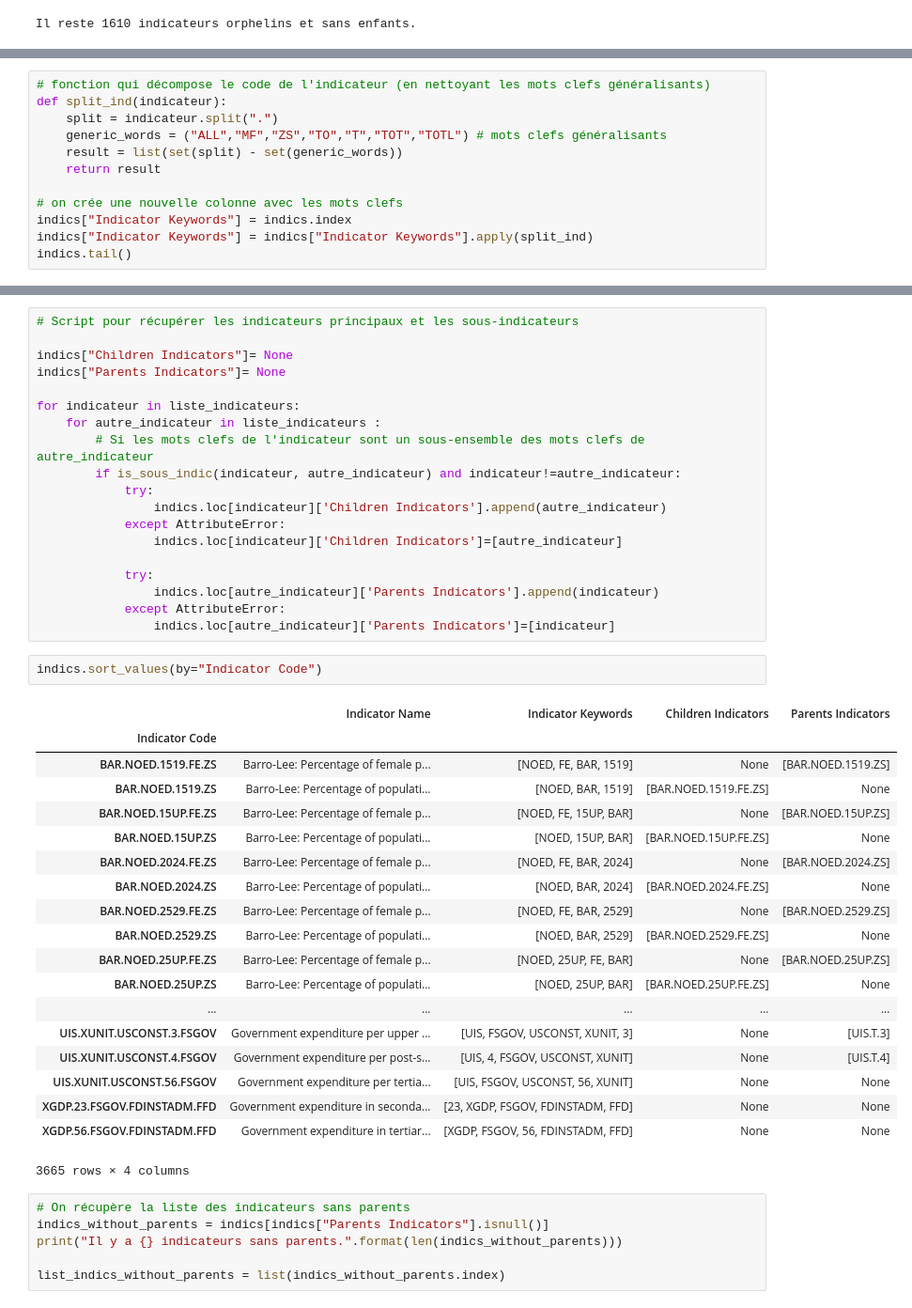
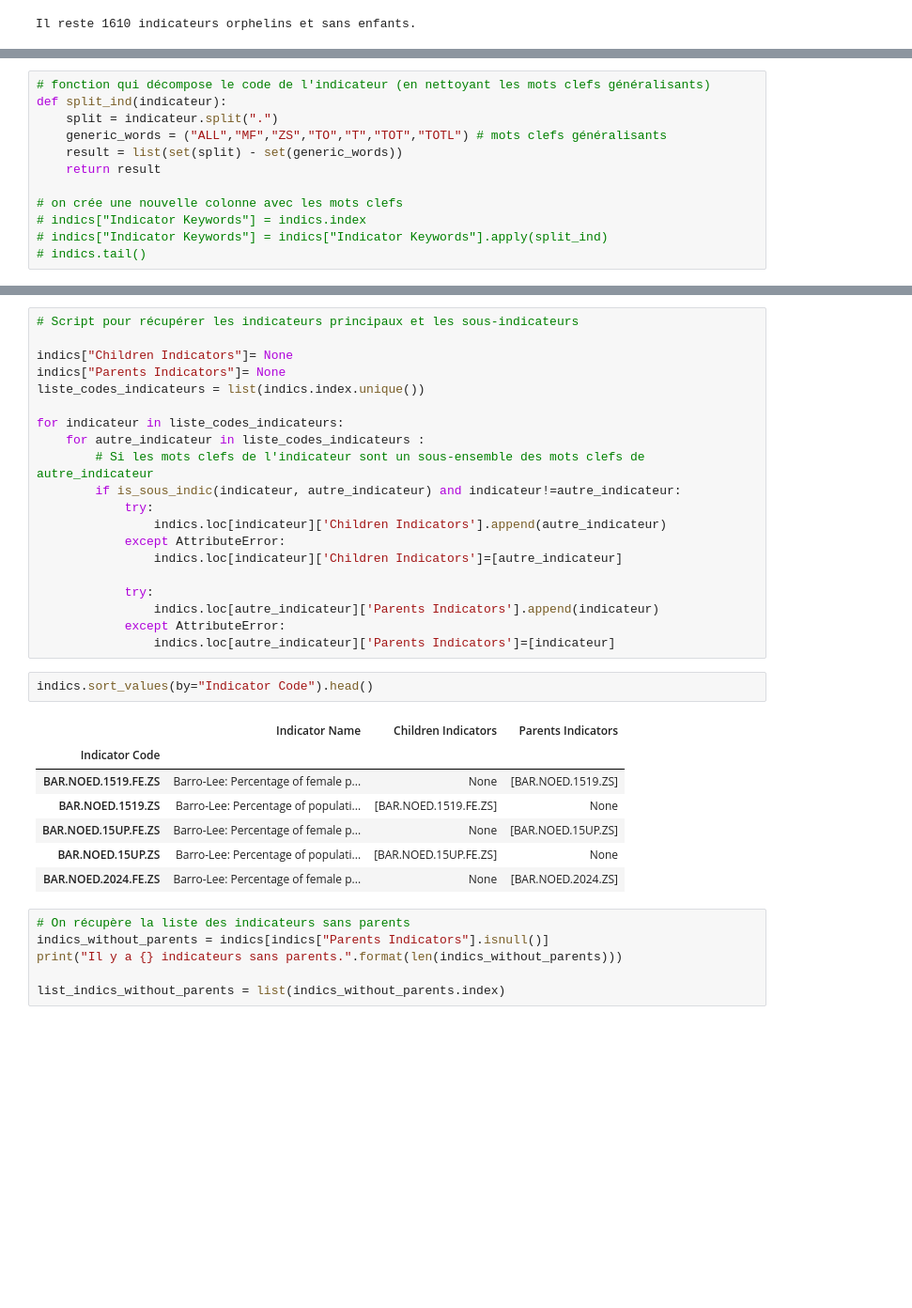
Before and after one commit to bayethiernodiop/Parcours-Data-Scientist, a Jupyter notebook: projet2/projet2.ipynb, the cells around one changed output, grey strips where cells are left out. Shown at 94% size. Cells and saved outputs as stored; diff of their text form; blank space fills up the shorter version.

```diff
--- a/projet2/projet2.ipynb
+++ b/projet2/projet2.ipynb
@@ -644,6 +606,6 @@ def split_ind(indicateur):
     return result
 
 # on crée une nouvelle colonne avec les mots clefs
-indics["Indicator Keywords"] = indics.index
-indics["Indicator Keywords"] = indics["Indicator Keywords"].apply(split_ind)
-indics.tail()
+# indics["Indicator Keywords"] = indics.index
+# indics["Indicator Keywords"] = indics["Indicator Keywords"].apply(split_ind)
+# indics.tail()
@@ -660,9 +614,10 @@ indics.tail()
 
 indics["Children Indicators"]= None
 indics["Parents Indicators"]= None
+liste_codes_indicateurs = list(indics.index.unique())
 
-for indicateur in liste_indicateurs:
-    for autre_indicateur in liste_indicateurs :
+for indicateur in liste_codes_indicateurs:
+    for autre_indicateur in liste_codes_indicateurs :
         # Si les mots clefs de l'indicateur sont un sous-ensemble des mots clefs de autre_indicateur
         if is_sous_indic(indicateur, autre_indicateur) and indicateur!=autre_indicateur:
             try:
@@ -675,27 +630,15 @@ for indicateur in liste_indicateurs:
             except AttributeError:
                 indics.loc[autre_indicateur]['Parents Indicators']=[indicateur]
 # %%
-indics.sort_values(by="Indicator Code")
+indics.sort_values(by="Indicator Code").head()
 # %% [output]
-|  | Indicator Name | Indicator Keywords | Children Indicators | Parents Indicators |
-| Indicator Code |  |  |  |  |
-| BAR.NOED.1519.FE.ZS | Barro-Lee: Percentage of female p... | [NOED, FE, BAR, 1519] | None | [BAR.NOED.1519.ZS] |
-| BAR.NOED.1519.ZS | Barro-Lee: Percentage of populati... | [NOED, BAR, 1519] | [BAR.NOED.1519.FE.ZS] | None |
-| BAR.NOED.15UP.FE.ZS | Barro-Lee: Percentage of female p... | [NOED, FE, 15UP, BAR] | None | [BAR.NOED.15UP.ZS] |
-| BAR.NOED.15UP.ZS | Barro-Lee: Percentage of populati... | [NOED, 15UP, BAR] | [BAR.NOED.15UP.FE.ZS] | None |
-| BAR.NOED.2024.FE.ZS | Barro-Lee: Percentage of female p... | [NOED, FE, BAR, 2024] | None | [BAR.NOED.2024.ZS] |
-| BAR.NOED.2024.ZS | Barro-Lee: Percentage of populati... | [NOED, BAR, 2024] | [BAR.NOED.2024.FE.ZS] | None |
-| BAR.NOED.2529.FE.ZS | Barro-Lee: Percentage of female p... | [NOED, FE, BAR, 2529] | None | [BAR.NOED.2529.ZS] |
-| BAR.NOED.2529.ZS | Barro-Lee: Percentage of populati... | [NOED, BAR, 2529] | [BAR.NOED.2529.FE.ZS] | None |
-| BAR.NOED.25UP.FE.ZS | Barro-Lee: Percentage of female p... | [NOED, 25UP, FE, BAR] | None | [BAR.NOED.25UP.ZS] |
-| BAR.NOED.25UP.ZS | Barro-Lee: Percentage of populati... | [NOED, 25UP, BAR] | [BAR.NOED.25UP.FE.ZS] | None |
-| ... | ... | ... | ... | ... |
-| UIS.XUNIT.USCONST.3.FSGOV | Government expenditure per upper ... | [UIS, FSGOV, USCONST, XUNIT, 3] | None | [UIS.T.3] |
-| UIS.XUNIT.USCONST.4.FSGOV | Government expenditure per post-s... | [UIS, 4, FSGOV, USCONST, XUNIT] | None | [UIS.T.4] |
-| UIS.XUNIT.USCONST.56.FSGOV | Government expenditure per tertia... | [UIS, FSGOV, USCONST, 56, XUNIT] | None | None |
-| XGDP.23.FSGOV.FDINSTADM.FFD | Government expenditure in seconda... | [23, XGDP, FSGOV, FDINSTADM, FFD] | None | None |
-| XGDP.56.FSGOV.FDINSTADM.FFD | Government expenditure in tertiar... | [XGDP, FSGOV, 56, FDINSTADM, FFD] | None | None |
+|  | Indicator Name | Children Indicators | Parents Indicators |
+| Indicator Code |  |  |  |
+| BAR.NOED.1519.FE.ZS | Barro-Lee: Percentage of female p... | None | [BAR.NOED.1519.ZS] |
+| BAR.NOED.1519.ZS | Barro-Lee: Percentage of populati... | [BAR.NOED.1519.FE.ZS] | None |
+| BAR.NOED.15UP.FE.ZS | Barro-Lee: Percentage of female p... | None | [BAR.NOED.15UP.ZS] |
+| BAR.NOED.15UP.ZS | Barro-Lee: Percentage of populati... | [BAR.NOED.15UP.FE.ZS] | None |
+| BAR.NOED.2024.FE.ZS | Barro-Lee: Percentage of female p... | None | [BAR.NOED.2024.ZS] |
-3665 rows × 4 columns
 # %%
 # On récupère la liste des indicateurs sans parents
 indics_without_parents = indics[indics["Parents Indicators"].isnull()]
```
Also changed, not shown: parts of 113 cells of this notebook.
